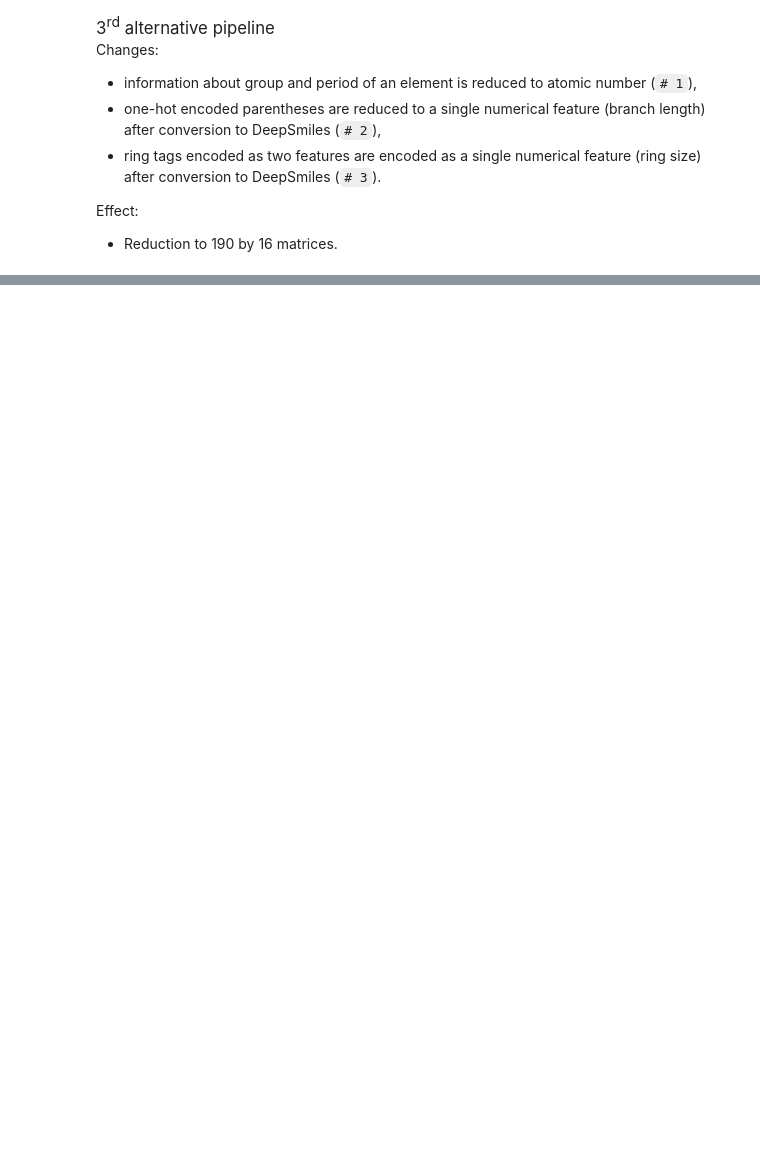
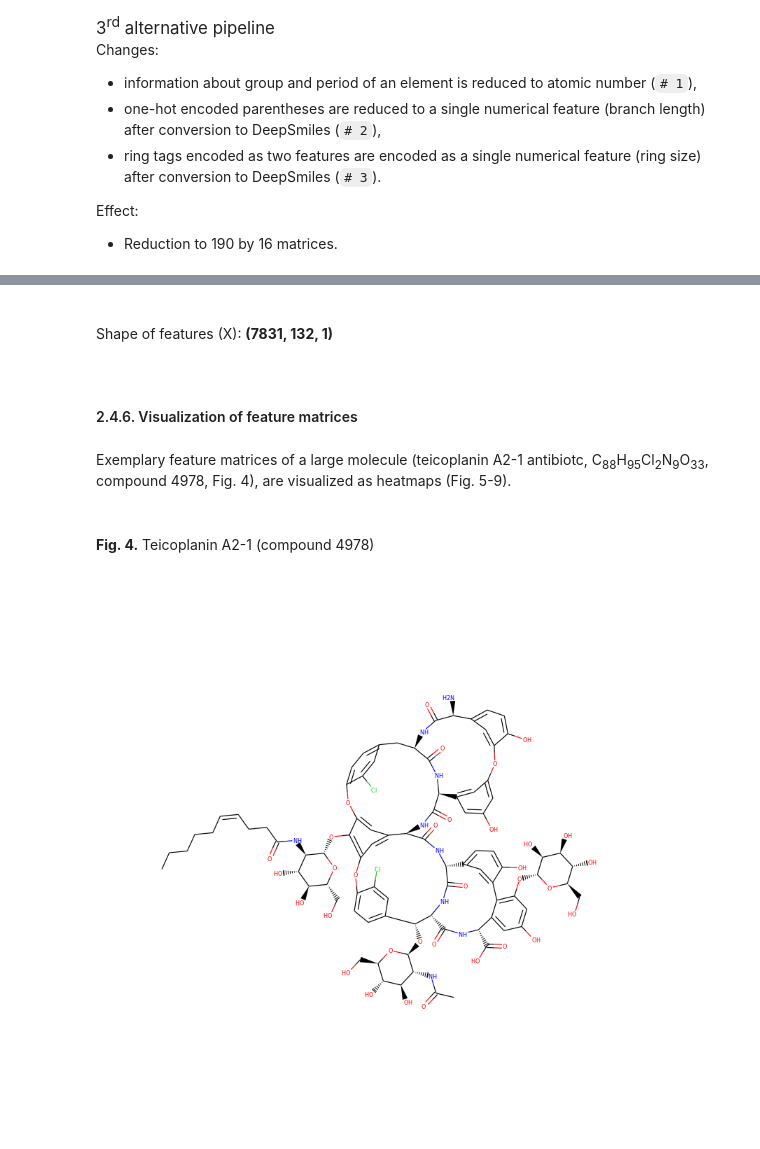
Before and after one commit to mateuszrezler/SMILearn, a Jupyter notebook: demo.ipynb, the cells around one changed output, grey strips where cells are left out. Cells and saved outputs as stored; diff of their text form; code cells hidden in the pictures; blank space fills up the shorter version.

```diff
--- a/demo.ipynb
+++ b/demo.ipynb
@@ -291,5 +356,5 @@ for parameters see [RDKit documentation](https://www.rdkit.org/docs/source/rdkit
 # %% [markdown]
 MoleculeNet website provides a benchmark datasets, models and results for molecular machine learning.<sup>[6]</sup> A single task from Tox21 dataset (NR-AR) is chosen in this study. Tox21 contains qualitative (binary) toxicity measurements on 12 biological targets. NR-AR refers to the results of androgen receptor assay performed on the MDA cell line.
 # %%
-data = read_csv('datasets/tox21.csv')
+data = read_csv(path_join('smilearn', 'datasets', 'tox21.csv'))
 # %% [markdown]
@@ -606,5 +586,0 @@ def run_cv(X, y, build_fn, transformer, conv1_params, pool_params,
-# %%
-%%time
-
-run_cv(X_raw, y, build_cnn1d, fp, HP_C1, HP_P, HP_C2, (400, 42), HP['lr'],
-       epochs=HP['epochs'], n_splits=4, seed=SEED, verbose=VERBOSE)
@@ -614,0 +630,39 @@ run_cv(X_raw, y, build_cnn1d, fp, HP_C1, HP_P, HP_C2, (400, 42), HP['lr'],
+# %%
+# atom functions
+afnc = [get_atomic_num(maxval=83)]  # 1
+# structure functions
+sfnc = []  # 1
+# rebuilding pipeline
+rpnc = rp3
+# tokenizing pipeline
+tpnc = Pipeline([('select_smiles', SeriesSelector('smiles')),
+                 ('build_explicit_smiles',
+                  SmilesRebuilder(allHsExplicit=True)),
+                  # 1 (removed)
+                 ('tokenize_smiles',
+                  RegexTokenizer(astype=DataFrame, regex=r'\[.+?\]'))])  # 1
+# feature union
+func = FeatureUnion([('rebuilding_pipeline', rpnc),
+                     ('tokenizing_pipeline', tpnc)])
+# featurizing pipeline
+fpnc = Pipeline([('feature_union', func),
+                 ('featurize_smiles',
+                  SmilesFeaturizer(atom_regex=r'\[.+?\]',
+                                   atom_functions=afnc, h_vector=False,
+                                   max_len=132, struct_functions=sfnc))])
+X_nc = fpnc.fit_transform(X_raw)
+p(BR, 'Shape of features (X): ', b(X_nc.shape), BR*2)
+# %% [output]
+Shape of features (X): (7831, 132, 1)
+# %% [markdown]
+#### 2.4.6. Visualization of feature matrices
+# %% [markdown]
+Exemplary feature matrices of a large molecule (teicoplanin A2-1 antibiotc, C<sub>88</sub>H<sub>95</sub>Cl<sub>2</sub>N<sub>9</sub>O<sub>33</sub>, compound 4978, Fig. 4), are visualized as heatmaps (Fig. 5-9).
+# %%
+teicoplanin_a2_1 = X_raw['smiles'][4978]
+mol = MolFromSmiles(teicoplanin_a2_1)
+fig(4, 'Teicoplanin A2-1 (compound 4978)')
+molimg(mol, size=(800, 800))
+# %% [output]
+Fig. 4. Teicoplanin A2-1 (compound 4978)
+[figure, added]
```
Also changed, not shown: parts of 80 cells of this notebook, 15 other files.
